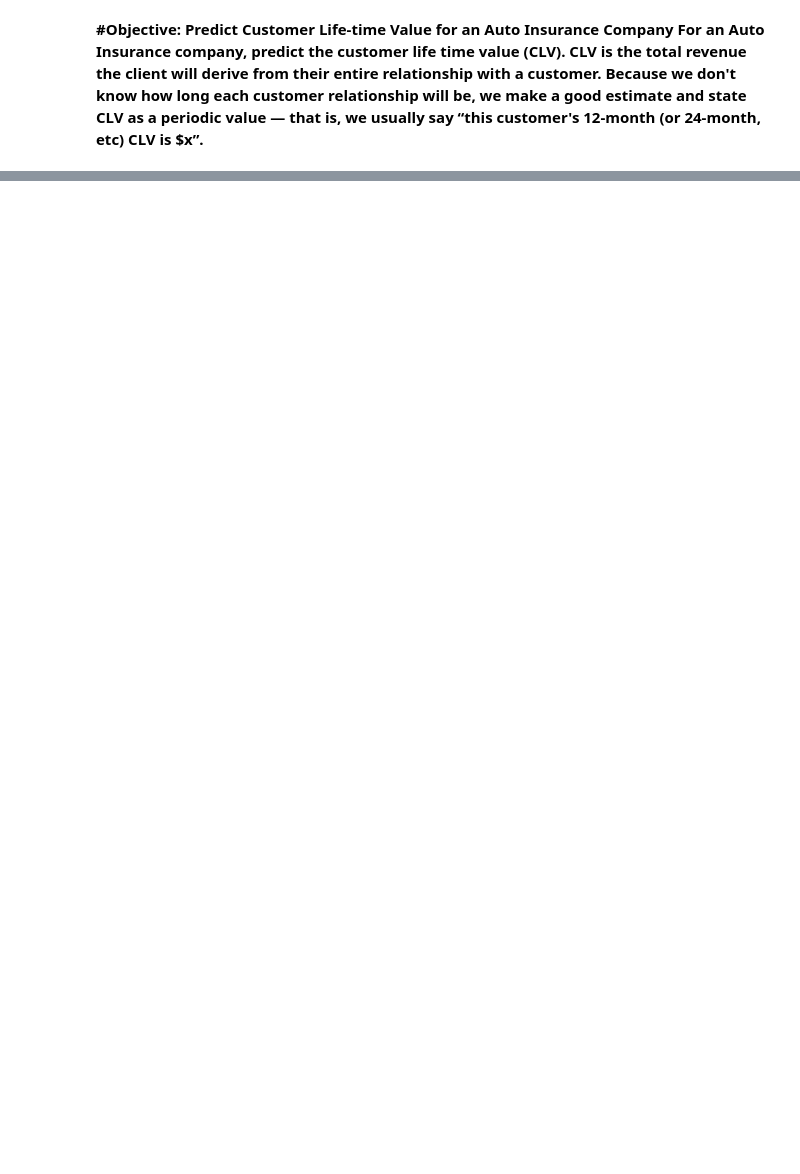
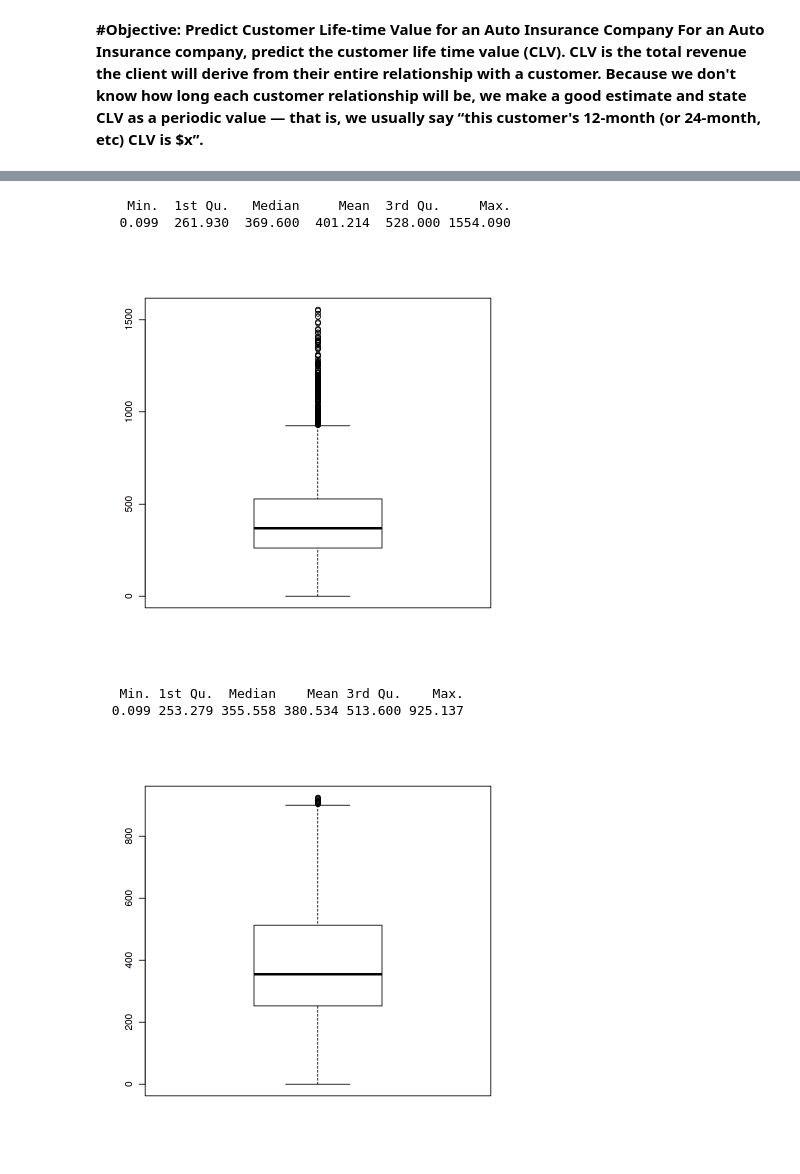
Before and after one commit to som21-star/CLV-AutoInsurance, a Jupyter notebook: AICLV.ipynb, the cells around one changed output, grey strips where cells are left out. Cells and saved outputs as stored; diff of their text form; code cells hidden in the pictures; blank space fills up the shorter version.

```diff
--- a/AICLV.ipynb
+++ b/AICLV.ipynb
@@ -173,0 +318,20 @@ dim(data2)
+# %%
+#Removing outliers of Total.Claim.Amount
+boxplot(data$Total.Claim.Amount)
+summary(data$Total.Claim.Amount)
+u_range<-528.000+1.5*(528.000-261.930)
+data<-subset(data,data$Total.Claim.Amount<=u_range)
+boxplot(data$Total.Claim.Amount)
+
+#2nd go
+summary(data$Total.Claim.Amount)
+upper<-513.600+1.5*(513.600-253.279)
+data<-subset(data,data$Total.Claim.Amount<=upper)
+boxplot(data$Total.Claim.Amount)
+# %% [output]
+    Min.  1st Qu.   Median     Mean  3rd Qu.     Max.
+   0.099  261.930  369.600  401.214  528.000 1554.090
+[figure, added]
+   Min. 1st Qu.  Median    Mean 3rd Qu.    Max.
+  0.099 253.279 355.558 380.534 513.600 925.137
+[figure, added]
```
Also changed, not shown: parts of 63 cells of this notebook.
